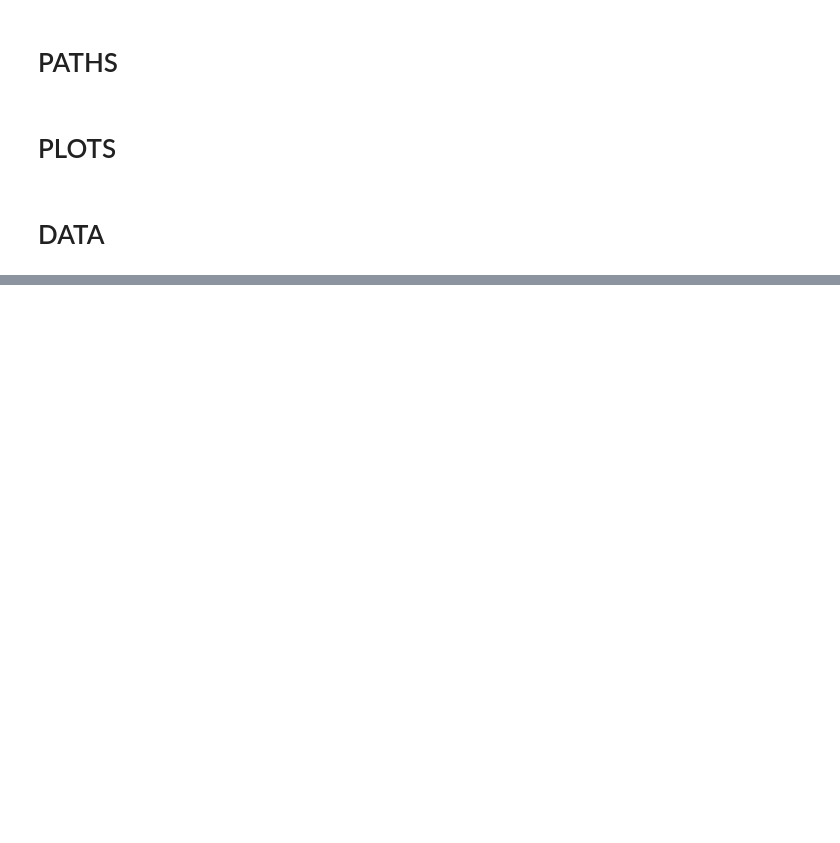
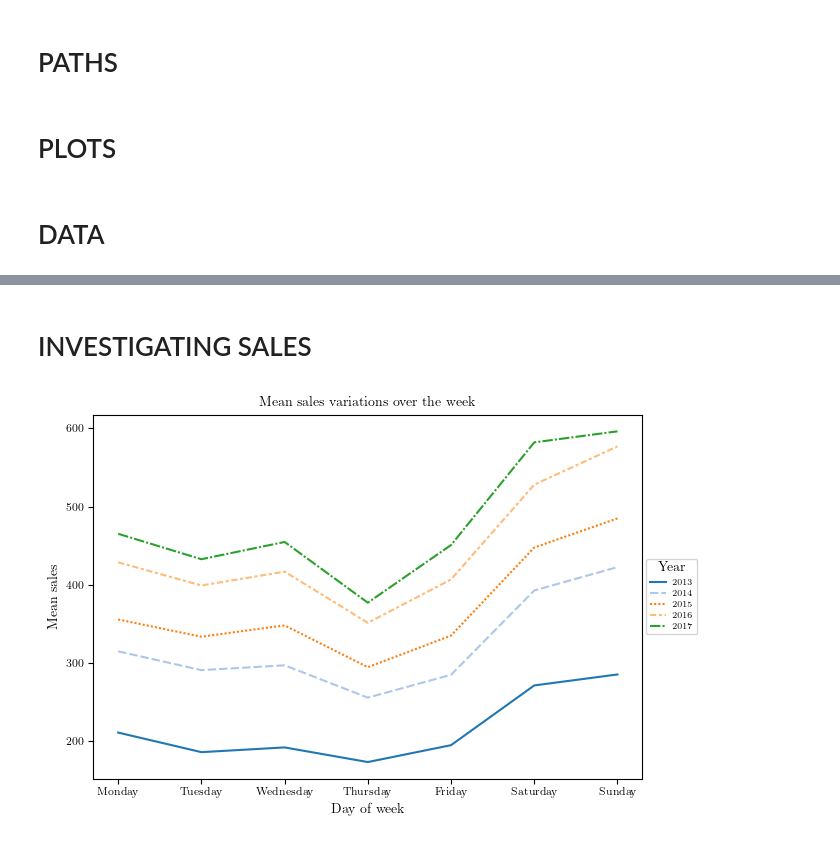
Before and after one commit to bertlem/kaggle-store-sales-ts-forecasting, a Jupyter notebook: data_exploration.ipynb, the cells around one changed output, grey strips where cells are left out. Drawn from its saved outputs; the diff is of its cells as text; code cells hidden in the pictures; blank space fills up the shorter version.

```diff
--- a/data_exploration.ipynb
+++ b/data_exploration.ipynb
@@ -90,3 +97,33 @@ def heatmap(piv, xlab, ylab, title, path, filename, cm):
     fig.tight_layout()
     file = path / str(filename)
     fig.savefig(file, format='pdf')
+# %%
+def weekly_mean_plot(df, group, col, xlab, ylab, title, legend_title, path, filename, cm):
+
+    # df: dataframe. must contain the columns: 'group', 'dayname' and the relevant 'col' column to plot
+    # group: the df column one wants to groupby
+    # col: the df column one wants to investigate
+    # 'dayname' must be categorical and sorted
+
+    temp = df.groupby([str(group), 'dayname'])[col].mean().reset_index().copy()
+
+    df_wide = temp.pivot(index='dayname', columns=str(group), values=col)
+
+
+    fig = plt.figure(figsize=(18*cm, 12*cm))
+
+    ax = sns.lineplot(data=df_wide, palette='tab20')
+
+    ax.set_xlabel(xlab)
+    ax.set_ylabel(ylab)
+    ax.set_title(title)
+
+
+    ax.legend(title=legend_title,
+              loc="center left",
+              bbox_to_anchor=(1, 0, 0.5, 1))
+
+    plt.show()
+    fig.tight_layout()
+    file = path / str(filename)
+    fig.savefig(file, format='pdf')
@@ -231,0 +228,8 @@ data
+# %% [markdown]
+# INVESTIGATING SALES
+# %%
+# total sales vs day of week\
+weekly_mean_plot(data, 'year', 'sales', r'Day of week', r'Mean sales', r'Mean sales variations over the week', \
+                 r'Year', path_plots, 'weekly_mean_sales_per_year.pdf', cm)
+# %% [output]
+[figure, added]
```
Also changed, not shown: parts of 53 cells of this notebook, 12 other files.
